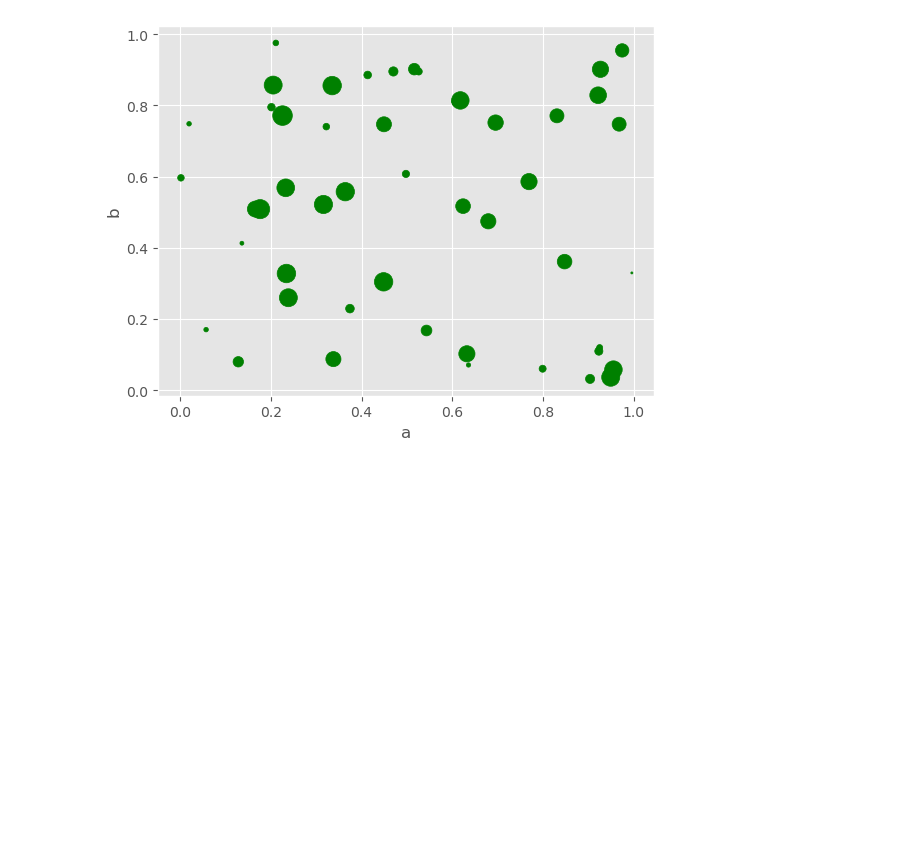
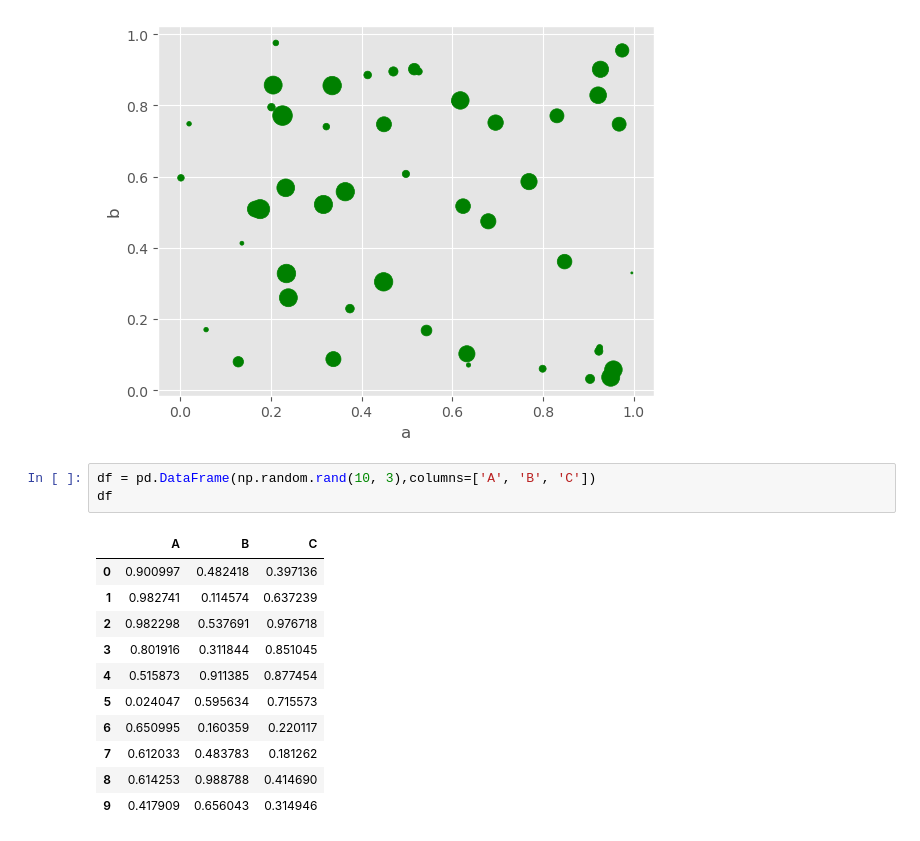
Before and after one commit to mehradi-github/ref-jupyter-2510, a Jupyter notebook: Plot_advance.ipynb, the cells around one changed output. Saved outputs shown, nothing was run; the diff lists cells and outputs as text; blank space fills up the shorter version.

```diff
--- a/Plot_advance.ipynb
+++ b/Plot_advance.ipynb
@@ -29,3 +29,18 @@ df.plot(kind='scatter',x='a',y='b',s=df['c']*200,color='green')
 # %% [output]
 <Axes: xlabel='a', ylabel='b'>
 [figure]
+# %%
+df = pd.DataFrame(np.random.rand(10, 3),columns=['A', 'B', 'C'])
+df
+# %% [output]
+|  | A | B | C |
+| 0 | 0.900997 | 0.482418 | 0.397136 |
+| 1 | 0.982741 | 0.114574 | 0.637239 |
+| 2 | 0.982298 | 0.537691 | 0.976718 |
+| 3 | 0.801916 | 0.311844 | 0.851045 |
+| 4 | 0.515873 | 0.911385 | 0.877454 |
+| 5 | 0.024047 | 0.595634 | 0.715573 |
+| 6 | 0.650995 | 0.160359 | 0.220117 |
+| 7 | 0.612033 | 0.483783 | 0.181262 |
+| 8 | 0.614253 | 0.988788 | 0.414690 |
+| 9 | 0.417909 | 0.656043 | 0.314946 |
```
Also changed, not shown: parts of 2 cells of this notebook.
